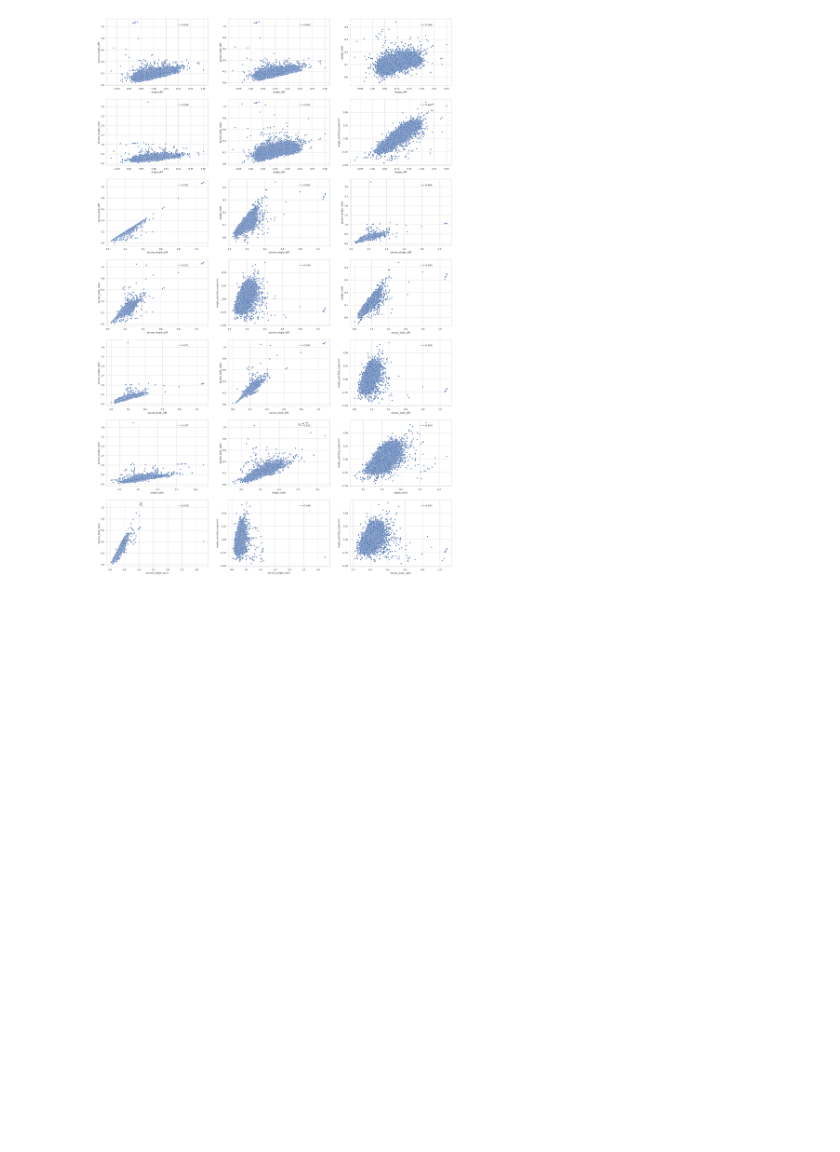
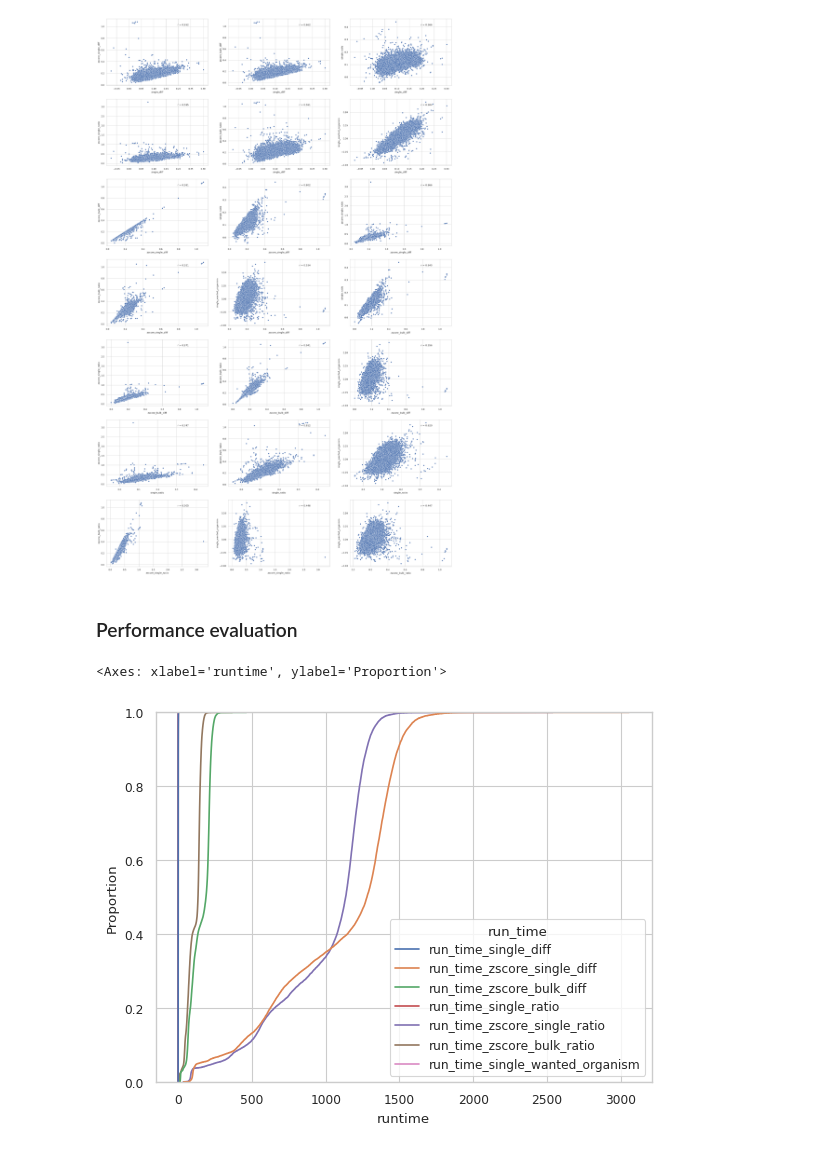
Before and after one commit to morikab/DCUB, a Jupyter notebook: analysis_graphs-homo_sapiens.ipynb, the cells around one changed output. Saved outputs shown, nothing was run; the diff lists cells and outputs as text; code cells hidden in the pictures; blank space fills up the shorter version.

Commit message:
added basic run times comparison

```diff
--- a/analysis_graphs-homo_sapiens.ipynb
+++ b/analysis_graphs-homo_sapiens.ipynb
@@ -349,2 +349,25 @@ for i, first_variant in enumerate(variant_scores):
 # %% [output]
 [figure]
+# %% [markdown]
+### Performance evaluation
+# %%
+run_time_cols = ["run_time_" +variant_name for variant_name in variant_names]
+
+run_times_df = filtered_result[run_time_cols]
+run_times_df.index.name = 'run_id'
+run_times_df = run_times_df.reset_index()
+run_times_df["run_id"] = run_times_df["run_id"] + 1
+
+run_times_long = pd.melt(
+    run_times_df,
+    id_vars='run_id',
+    var_name='run_time',
+    value_name='runtime',
+)
+# %%
+sns.set(style="whitegrid", context="paper")
+sns.ecdfplot(data=run_times_long, x='runtime', hue='run_time')
+# sns.violinplot(data=run_times_long, x='run_time', y='runtime')
+# %% [output]
+<Axes: xlabel='runtime', ylabel='Proportion'>
+[figure, added]
```
Also changed, not shown: parts of 2 cells of this notebook.
